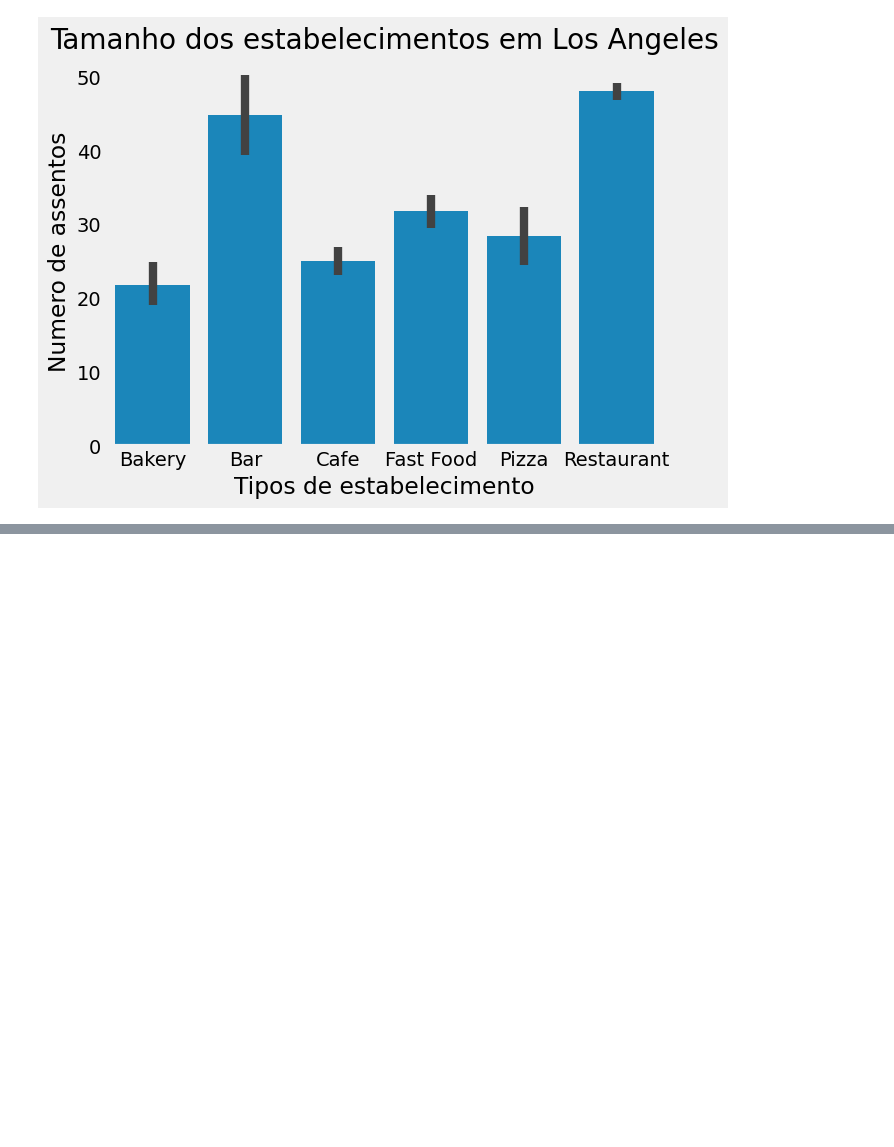
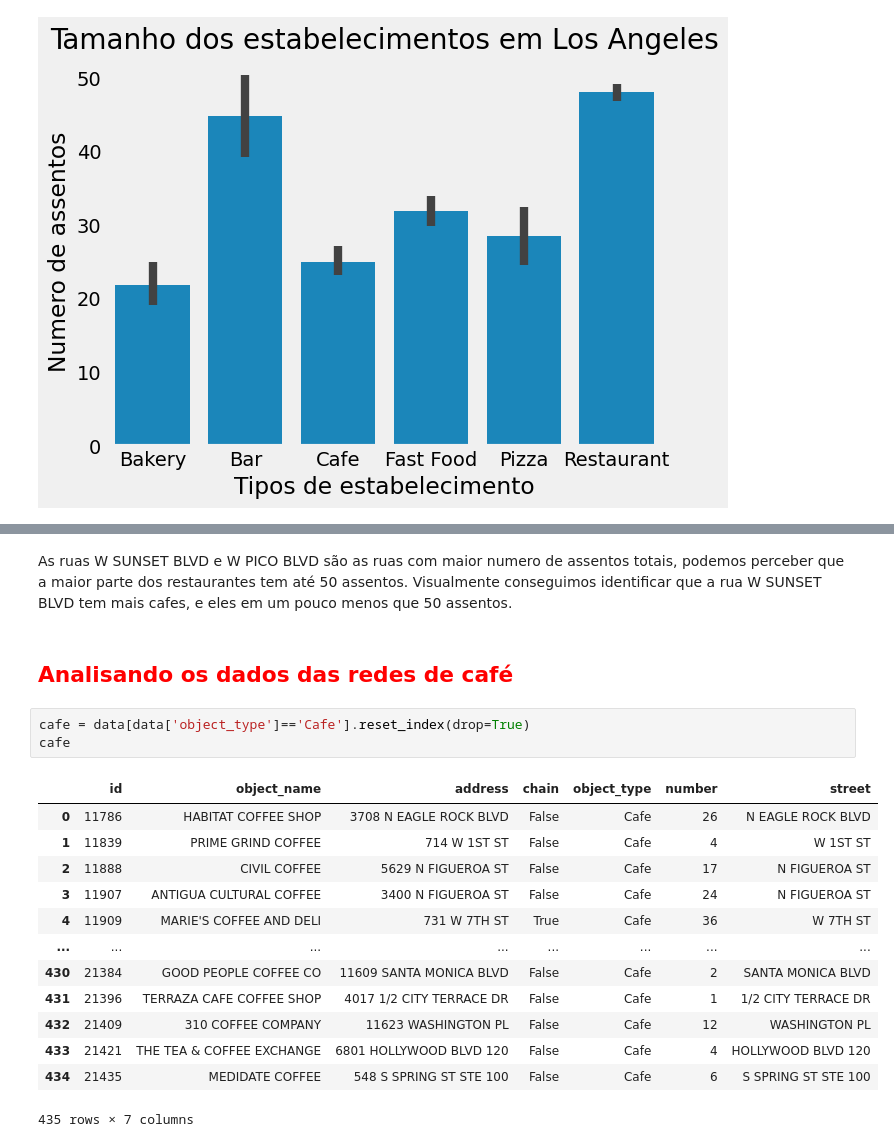
Before and after one commit to gustavoquareli/projeto_S10, a Jupyter notebook: notebook.ipynb, the cells around one changed output, grey strips where cells are left out. Drawn from its saved outputs; the diff is of its cells as text; blank space fills up the shorter version.

Commit message:
criando os dados do cafe

```diff
--- a/notebook.ipynb
+++ b/notebook.ipynb
@@ -191,0 +199,21 @@ AttributeError: 'JointGrid' object has no attribute 'set_title'
+# %% [markdown]
+As ruas W SUNSET BLVD e W PICO BLVD são as ruas com maior numero de assentos totais, podemos perceber que a maior parte dos restaurantes tem até 50 assentos. Visualmente conseguimos identificar que a rua W SUNSET BLVD tem mais cafes, e eles em um pouco menos que 50 assentos.
+# %% [markdown]
+## <span style="color: red;">Analisando os dados das redes de café</span>
+# %%
+cafe = data[data['object_type']=='Cafe'].reset_index(drop=True)
+cafe
+# %% [output]
+|  | id | object_name | address | chain | object_type | number | street |
+| 0 | 11786 | HABITAT COFFEE SHOP | 3708 N EAGLE ROCK BLVD | False | Cafe | 26 | N EAGLE ROCK BLVD |
+| 1 | 11839 | PRIME GRIND COFFEE | 714 W 1ST ST | False | Cafe | 4 | W 1ST ST |
+| 2 | 11888 | CIVIL COFFEE | 5629 N FIGUEROA ST | False | Cafe | 17 | N FIGUEROA ST |
+| 3 | 11907 | ANTIGUA CULTURAL COFFEE | 3400 N FIGUEROA ST | False | Cafe | 24 | N FIGUEROA ST |
+| 4 | 11909 | MARIE'S COFFEE AND DELI | 731 W 7TH ST | True | Cafe | 36 | W 7TH ST |
+| ... | ... | ... | ... | ... | ... | ... | ... |
+| 430 | 21384 | GOOD PEOPLE COFFEE CO | 11609 SANTA MONICA BLVD | False | Cafe | 2 | SANTA MONICA BLVD |
+| 431 | 21396 | TERRAZA CAFE COFFEE SHOP | 4017 1/2 CITY TERRACE DR | False | Cafe | 1 | 1/2 CITY TERRACE DR |
+| 432 | 21409 | 310 COFFEE COMPANY | 11623 WASHINGTON PL | False | Cafe | 12 | WASHINGTON PL |
+| 433 | 21421 | THE TEA & COFFEE EXCHANGE | 6801 HOLLYWOOD BLVD 120 | False | Cafe | 4 | HOLLYWOOD BLVD 120 |
+| 434 | 21435 | MEDIDATE COFFEE | 548 S SPRING ST STE 100 | False | Cafe | 6 | S SPRING ST STE 100 |
+435 rows × 7 columns
```
Also changed, not shown: parts of 13 cells of this notebook.
